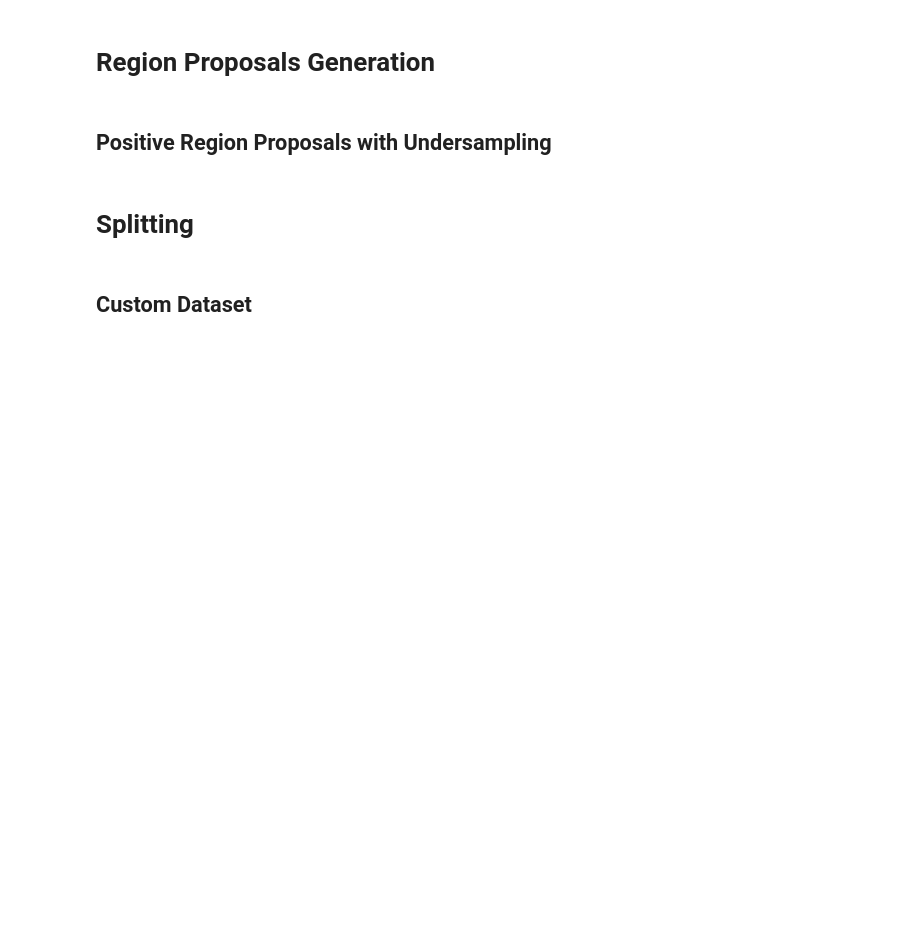
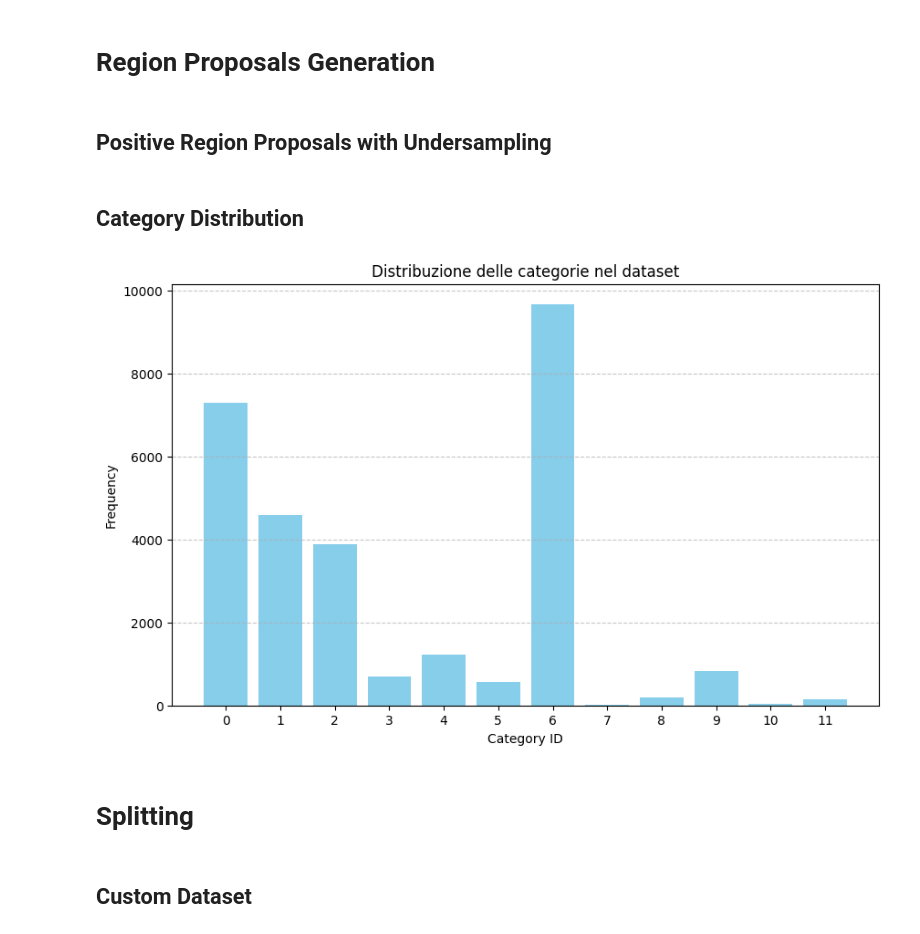
Before and after one commit to Leonard2310/xViewObjectDetection, a Jupyter notebook: R-CNNxViewOD.ipynb, the cells around one changed output. Cells and saved outputs as stored; diff of their text form; code cells hidden in the pictures; blank space fills up the shorter version.

```diff
--- a/R-CNNxViewOD.ipynb
+++ b/R-CNNxViewOD.ipynb
@@ -913,6 +913,29 @@ with zipfile.ZipFile(zip_file_name, 'w', compression=zipfile.ZIP_DEFLATED) as zi
                 zipf.write(item)
         else:
             print(f"Elemento non trovato: {item}")
+# %% [markdown]
+## Category Distribution
+# %%
+data = load_json(in_actproposals_json)
+
+# Conta le occorrenze delle categorie
+category_counts = Counter(item['category_id'] for item in data)
+
+# Prepara i dati per il grafico
+categories = list(category_counts.keys())
+counts = list(category_counts.values())
+
+# Crea il grafico
+plt.figure(figsize=(10, 6))
+plt.bar(categories, counts, color='skyblue')
+plt.xlabel('Category ID')
+plt.ylabel('Frequency')
+plt.title('Distribuzione delle categorie nel dataset')
+plt.xticks(categories)
+plt.grid(axis='y', linestyle='--', alpha=0.7)
+plt.show()
+# %% [output]
+[figure, added]
 # %% [markdown]
 # Splitting
 # %%
```
